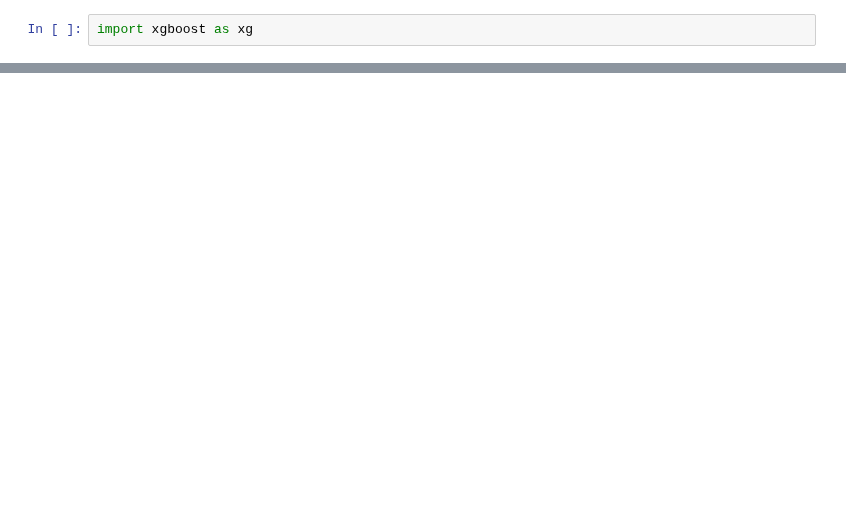
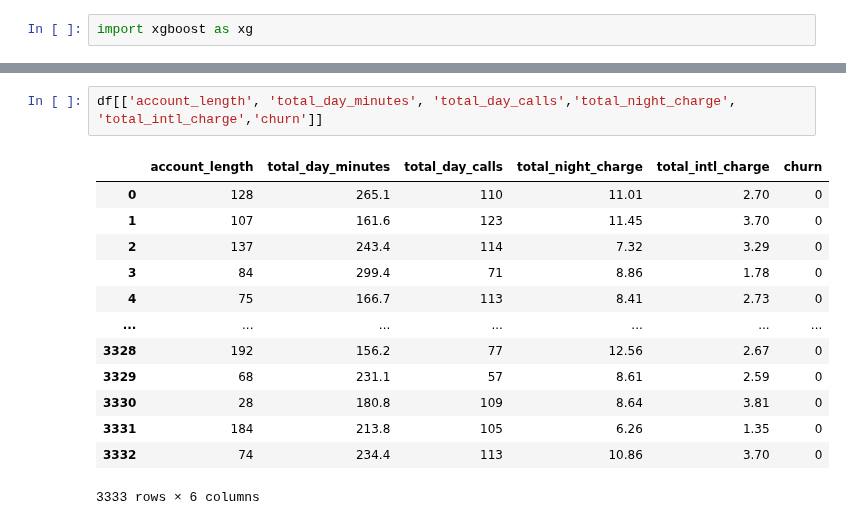
Before and after one commit to arthursjkim/SyriaTel_Customer_Churn, a Jupyter notebook: Tony_notebook.ipynb, the cells around one changed output, grey strips where cells are left out. Cells and saved outputs as stored; diff of their text form; blank space fills up the shorter version.

```diff
--- a/Tony_notebook.ipynb
+++ b/Tony_notebook.ipynb
@@ -567,0 +680,16 @@ xgb_model= xg.XGBRegressor(random_state=42, objective='reg:squarederror')
+# %%
+df[['account_length', 'total_day_minutes', 'total_day_calls','total_night_charge', 'total_intl_charge','churn']]
+# %% [output]
+|  | account_length | total_day_minutes | total_day_calls | total_night_charge | total_intl_charge | churn |
+| 0 | 128 | 265.1 | 110 | 11.01 | 2.70 | 0 |
+| 1 | 107 | 161.6 | 123 | 11.45 | 3.70 | 0 |
+| 2 | 137 | 243.4 | 114 | 7.32 | 3.29 | 0 |
+| 3 | 84 | 299.4 | 71 | 8.86 | 1.78 | 0 |
+| 4 | 75 | 166.7 | 113 | 8.41 | 2.73 | 0 |
+| ... | ... | ... | ... | ... | ... | ... |
+| 3328 | 192 | 156.2 | 77 | 12.56 | 2.67 | 0 |
+| 3329 | 68 | 231.1 | 57 | 8.61 | 2.59 | 0 |
+| 3330 | 28 | 180.8 | 109 | 8.64 | 3.81 | 0 |
+| 3331 | 184 | 213.8 | 105 | 6.26 | 1.35 | 0 |
+| 3332 | 74 | 234.4 | 113 | 10.86 | 3.70 | 0 |
+3333 rows × 6 columns
```
Also changed, not shown: parts of 32 cells of this notebook.
